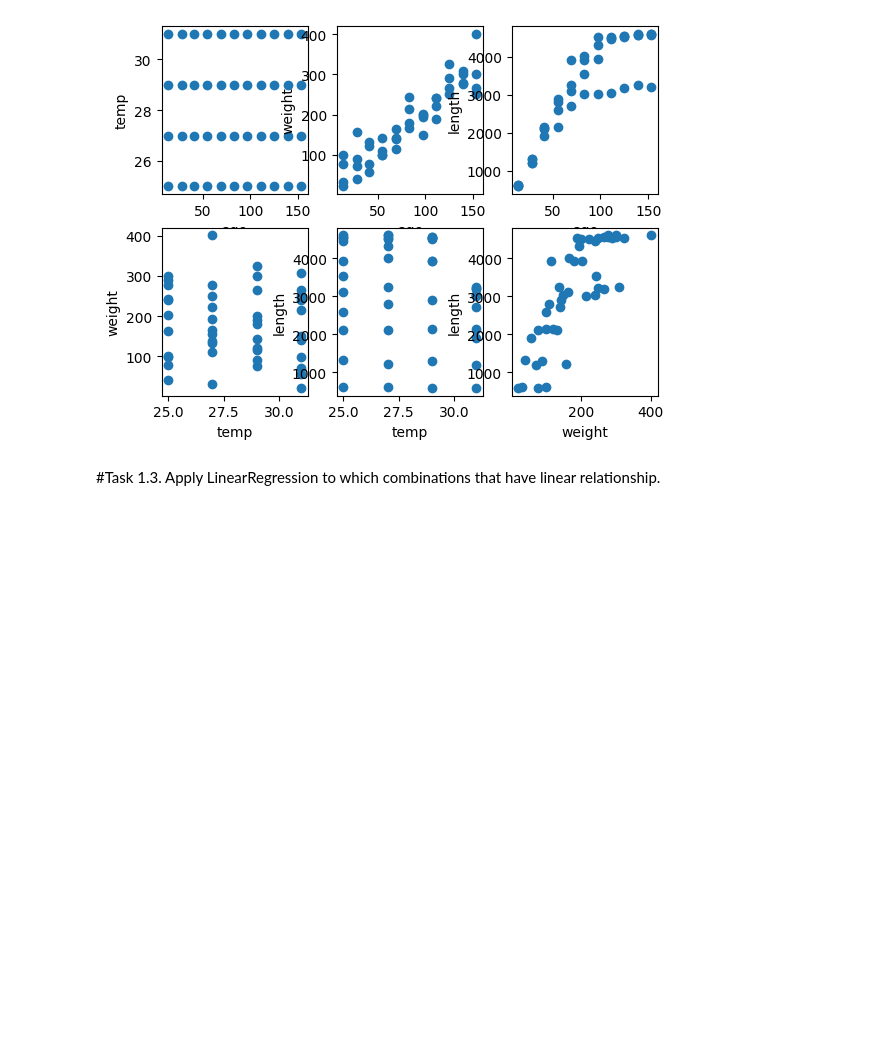
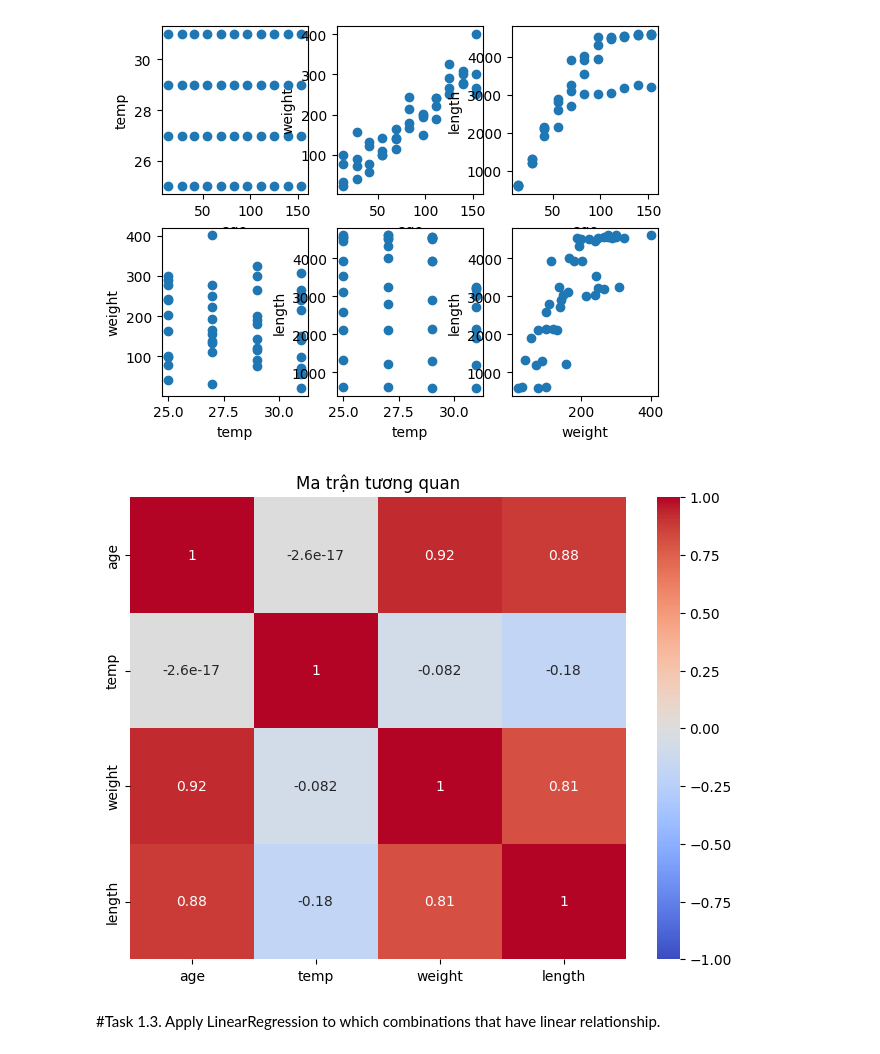
Before and after one commit to PhamTienLoc/Lab_DM, a Jupyter notebook: Lab_5_21130429_PhamTienLoc.ipynb, the cells around one changed output. Drawn from its saved outputs; the diff is of its cells as text; code cells hidden in the pictures; blank space fills up the shorter version.

```diff
--- a/Lab_5_21130429_PhamTienLoc.ipynb
+++ b/Lab_5_21130429_PhamTienLoc.ipynb
@@ -105,3 +102,15 @@ weight length
+# %%
+#code
+correlation_matrix = ds1.corr()
+plt.figure(figsize=(8, 6))
+sns.heatmap(correlation_matrix, annot=True, cmap='coolwarm', vmin=-1, vmax=1)
+plt.title('Ma trận tương quan')
+plt.show()
+# age với length có độ tương quan dương chặt chẽ
+# age với weight có độ tương quan dương chặt chẽ
+# length với weight có độ tương quan dương chặt chẽ
+# %% [output]
+[figure, added]
 # %% [markdown]
 #Task 1.3. Apply LinearRegression to which combinations that have linear relationship.
 # %%
```
Also changed, not shown: parts of 6 cells of this notebook.
